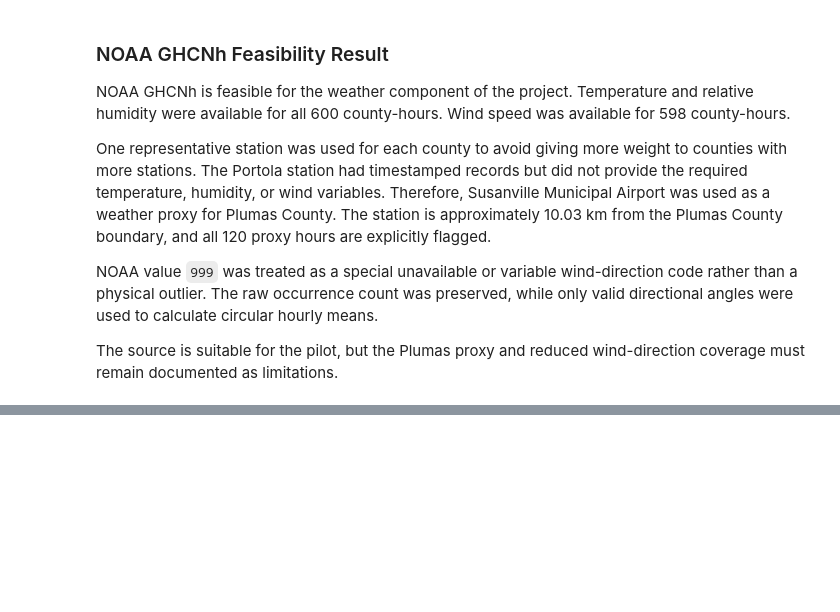
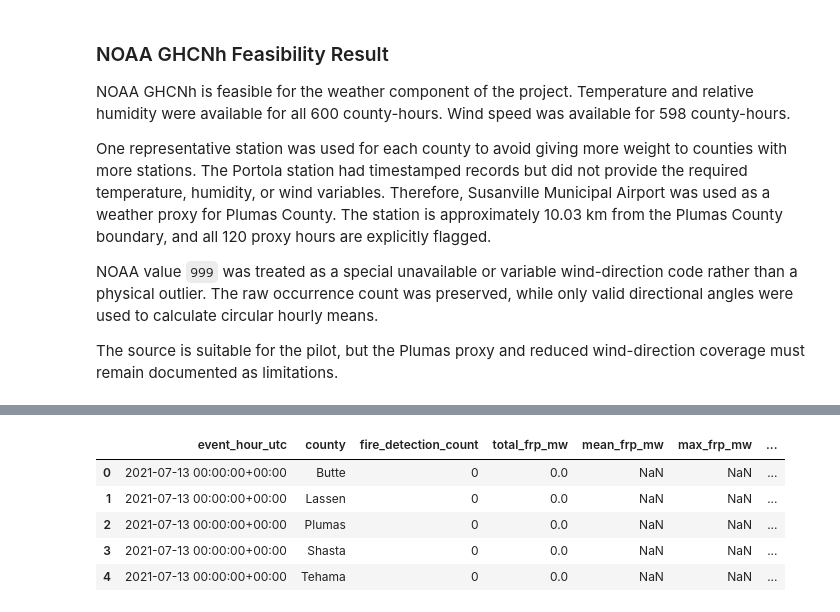
Before and after one commit to varunavy/smokewatch-replay, a Jupyter notebook: notebooks/00_data_feasibility.ipynb, the cells around one changed output, grey strips where cells are left out. Saved outputs shown, nothing was run; the diff lists cells and outputs as text; code cells hidden in the pictures; blank space fills up the shorter version.

```diff
--- a/notebooks/00_data_feasibility.ipynb
+++ b/notebooks/00_data_feasibility.ipynb
@@ -3145,0 +3654,77 @@ The source is suitable for the pilot, but the Plumas proxy and reduced wind-dire
+# %%
+integrated_reloaded = pd.read_csv(integrated_output_path)
+
+integrated_reloaded["event_hour_utc"] = pd.to_datetime(
+    integrated_reloaded["event_hour_utc"],
+    utc=True,
+    errors="coerce",
+)
+
+boolean_columns = [
+    "fire_row_present",
+    "pm25_row_present",
+    "weather_row_present",
+    "fire_detection_present",
+    "pm25_available",
+    "pm25_negative_adjusted",
+    "weather_available",
+    "weather_proxy_used",
+    "all_measurements_available",
+]
+
+def parse_saved_boolean(value):
+    if pd.isna(value):
+        return False
+    return str(value).strip().lower() in {"true", "1", "yes"}
+
+for column in boolean_columns:
+    integrated_reloaded[column] = (
+        integrated_reloaded[column].map(parse_saved_boolean)
+    )
+
+reload_validation = pd.DataFrame(
+    {
+        "check": [
+            "Reloaded rows",
+            "Reloaded columns",
+            "Invalid timestamps",
+            "Duplicate county-hour keys",
+            "Counties",
+            "Unique hours",
+            "Fire detections preserved",
+            "PM2.5 available hours",
+            "Weather available hours",
+        ],
+        "observed": [
+            len(integrated_reloaded),
+            len(integrated_reloaded.columns),
+            integrated_reloaded["event_hour_utc"].isna().sum(),
+            integrated_reloaded.duplicated(
+                subset=["event_hour_utc", "county"]
+            ).sum(),
+            integrated_reloaded["county"].nunique(),
+            integrated_reloaded["event_hour_utc"].nunique(),
+            integrated_reloaded["fire_detection_count"].sum(),
+            integrated_reloaded["pm25_available"].sum(),
+            integrated_reloaded["weather_available"].sum(),
+        ],
+    }
+)
+
+display(reload_validation)
+display(integrated_reloaded.head())
+
+assert len(integrated_reloaded) == 600
+assert integrated_reloaded["event_hour_utc"].isna().sum() == 0
+assert (
+    integrated_reloaded.duplicated(
+        subset=["event_hour_utc", "county"]
+    ).sum()
+    == 0
+)
+assert integrated_reloaded["fire_detection_count"].sum() == 976
+assert integrated_reloaded["pm25_available"].sum() == 480
+assert integrated_reloaded["weather_available"].sum() == 600
+
+print("Saved integrated dataset reloaded and verified successfully.")
+# %% [output]
@@ -3145,0 +3741,6 @@ The source is suitable for the pilot, but the Plumas proxy and reduced wind-dire
+|  | event_hour_utc | county | fire_detection_count | total_frp_mw | mean_frp_mw | max_frp_mw | ... |
+| 0 | 2021-07-13 00:00:00+00:00 | Butte | 0 | 0.0 | NaN | NaN | ... |
+| 1 | 2021-07-13 00:00:00+00:00 | Lassen | 0 | 0.0 | NaN | NaN | ... |
+| 2 | 2021-07-13 00:00:00+00:00 | Plumas | 0 | 0.0 | NaN | NaN | ... |
+| 3 | 2021-07-13 00:00:00+00:00 | Shasta | 0 | 0.0 | NaN | NaN | ... |
+| 4 | 2021-07-13 00:00:00+00:00 | Tehama | 0 | 0.0 | NaN | NaN | ... |
```
Also changed, not shown: parts of 10 cells of this notebook.
